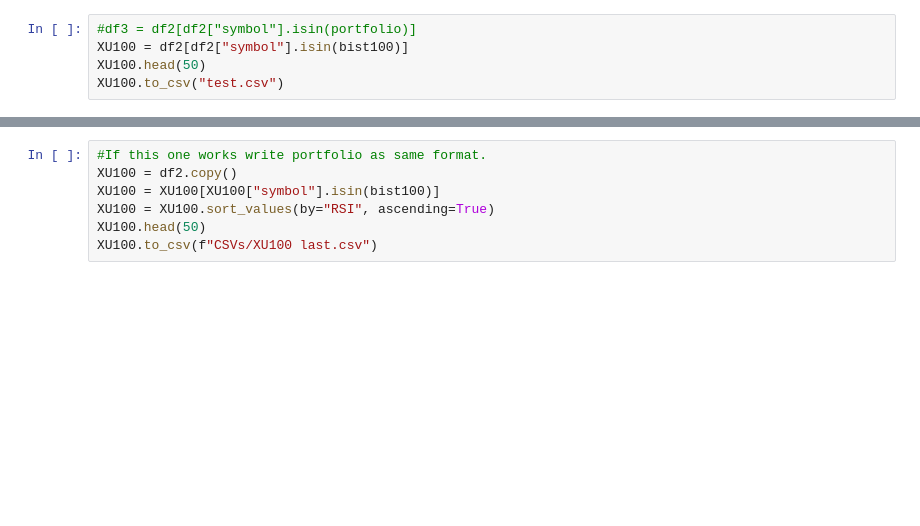
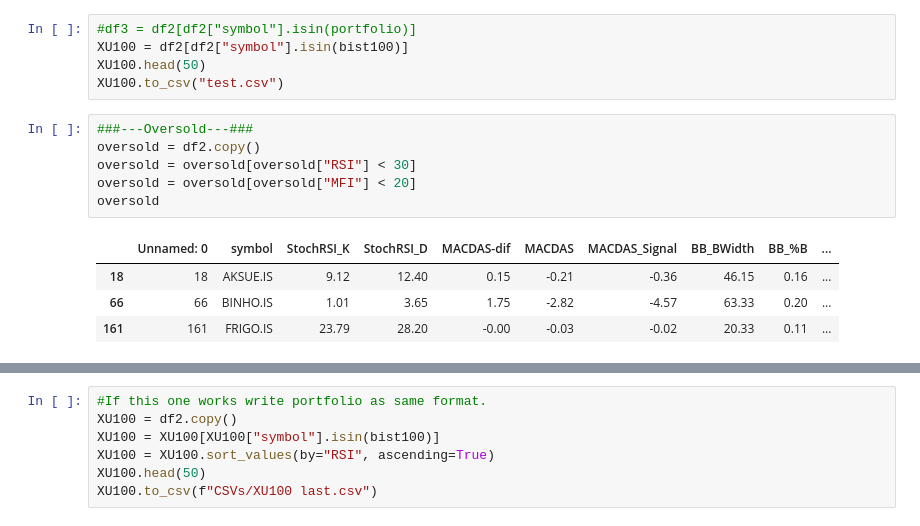
Before and after one commit to TolgaUyanik/StockMarket, a Jupyter notebook: Stock_Market_Main.ipynb, the cells around one changed output, grey strips where cells are left out. Cells and saved outputs as stored; diff of their text form; blank space fills up the shorter version.

```diff
--- a/Stock_Market_Main.ipynb
+++ b/Stock_Market_Main.ipynb
@@ -211,3 +64,14 @@ df2
 XU100 = df2[df2["symbol"].isin(bist100)]
 XU100.head(50)
 XU100.to_csv("test.csv")
+# %%
+###---Oversold---###
+oversold = df2.copy()
+oversold = oversold[oversold["RSI"] < 30]
+oversold = oversold[oversold["MFI"] < 20]
+oversold
+# %% [output]
+|  | Unnamed: 0 | symbol | StochRSI_K | StochRSI_D | MACDAS-dif | MACDAS | MACDAS_Signal | BB_BWidth | BB_%B | ... |
+| 18 | 18 | AKSUE.IS | 9.12 | 12.40 | 0.15 | -0.21 | -0.36 | 46.15 | 0.16 | ... |
+| 66 | 66 | BINHO.IS | 1.01 | 3.65 | 1.75 | -2.82 | -4.57 | 63.33 | 0.20 | ... |
+| 161 | 161 | FRIGO.IS | 23.79 | 28.20 | -0.00 | -0.03 | -0.02 | 20.33 | 0.11 | ... |
```
Also changed, not shown: parts of 14 cells of this notebook, 10 other files.
